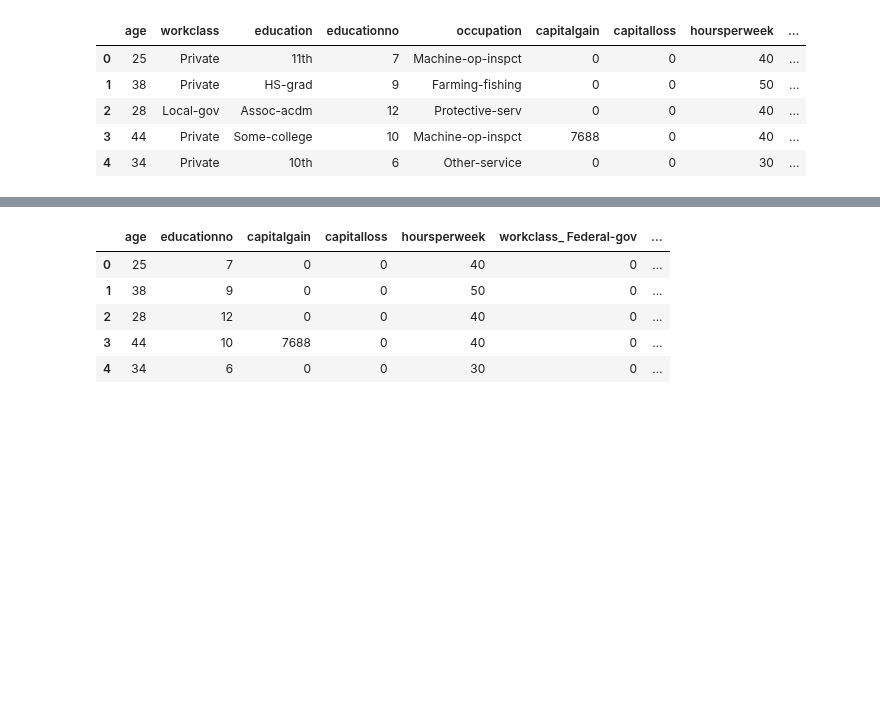
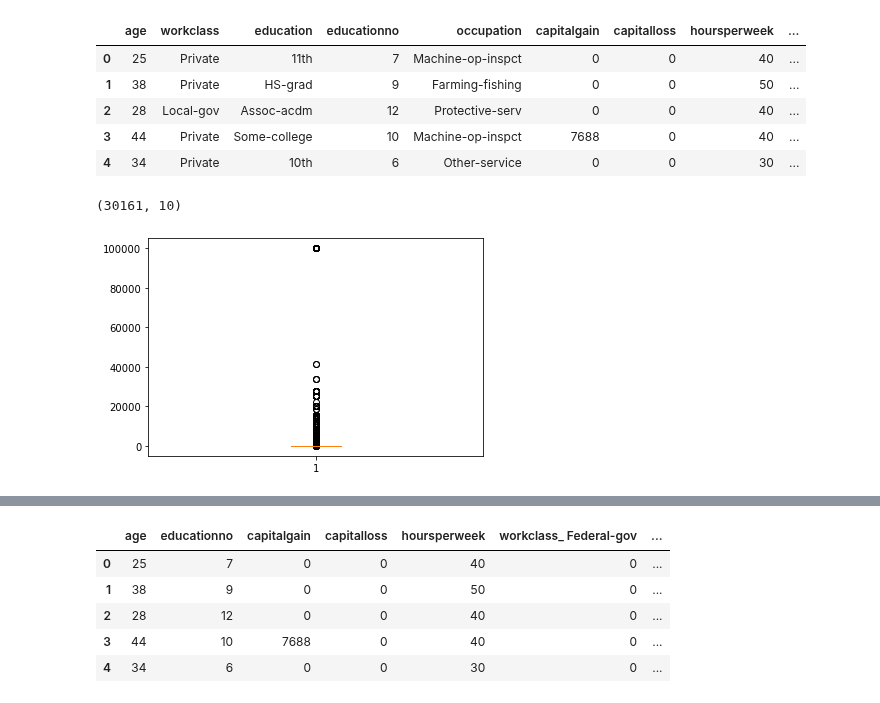
Before and after one commit to tarunmer77/Naive-Bayes, a Jupyter notebook: SalaryData_NaiveBayes.ipynb, the cells around one changed output, grey strips where cells are left out. Saved outputs shown, nothing was run; the diff lists cells and outputs as text; code cells hidden in the pictures; blank space fills up the shorter version.

```diff
--- a/SalaryData_NaiveBayes.ipynb
+++ b/SalaryData_NaiveBayes.ipynb
@@ -60,0 +70,6 @@ df_test.head()
+# %%
+plt.boxplot(df_train["capitalgain"])
+print(df_train.shape)
+# %% [output]
+(30161, 10)
+[figure, added]
```
Also changed, not shown: parts of 19 cells of this notebook.
